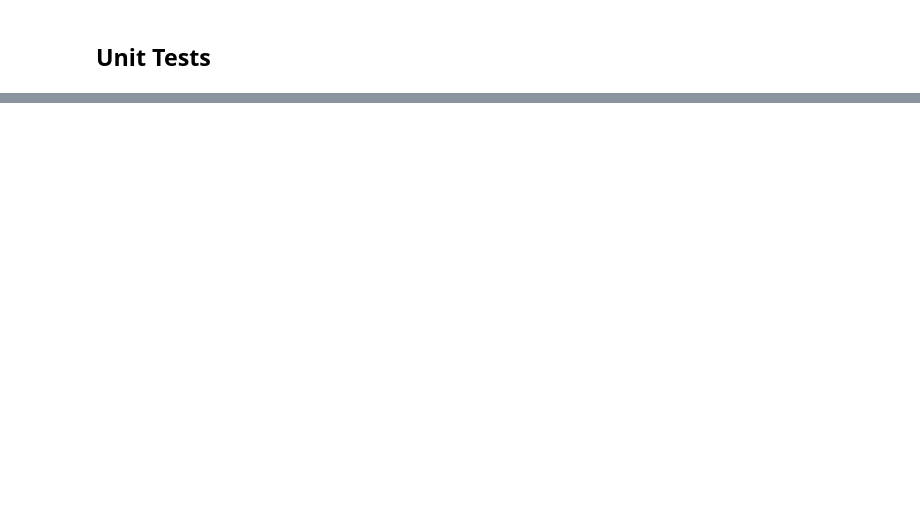
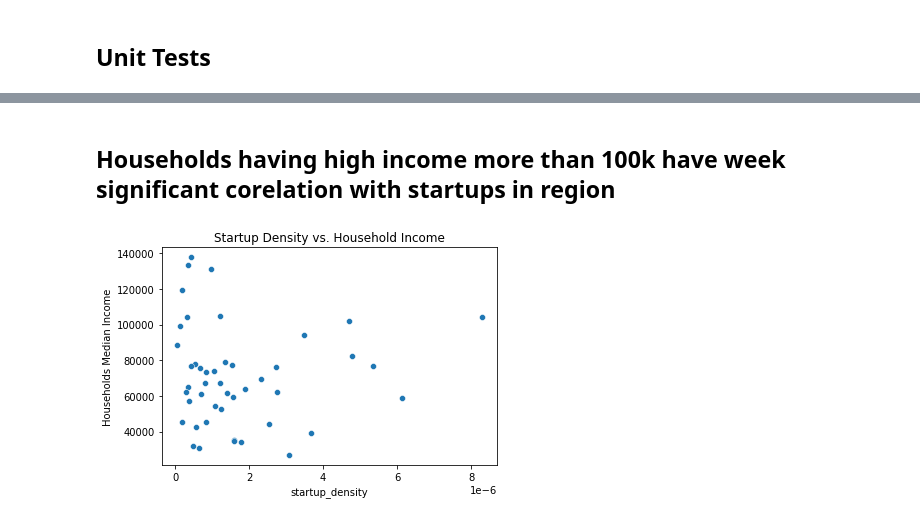
Before and after one commit to nomanarshad94/made-project-ws24, a Jupyter notebook: project/data_exploration.ipynb, the cells around one changed output, grey strips where cells are left out. Saved outputs shown, nothing was run; the diff lists cells and outputs as text; code cells hidden in the pictures; blank space fills up the shorter version.

```diff
--- a/project/data_exploration.ipynb
+++ b/project/data_exploration.ipynb
@@ -2010,0 +1241,11 @@ if __name__ == "__main__":
+# %% [markdown]
+## Households having high income more than 100k have week significant corelation with startups in region
+# %%
+# Calculate startup density
+state_agg['startup_density'] = state_agg['Company'] / state_agg['population']
+county_agg['startup_density'] = county_agg['Company'] / county_agg['population']
+city_agg['startup_density'] = city_agg['Company'] / city_agg['population']
+# %%
+state_agg.sort_values(by="startup_density",ascending=False,inplace=True)
+county_agg.sort_values(by="startup_density",ascending=False,inplace=True)
+city_agg.sort_values(by="startup_density",ascending=False,inplace=True)
@@ -2010,0 +1260,6 @@ if __name__ == "__main__":
+# %%
+sns.scatterplot(x='startup_density', y='Households Median Income', data=state_agg)
+plt.title('Startup Density vs. Household Income')
+plt.show()
+# %% [output]
+[figure, added]
```
Also changed, not shown: parts of 67 cells of this notebook, 3 other files.
